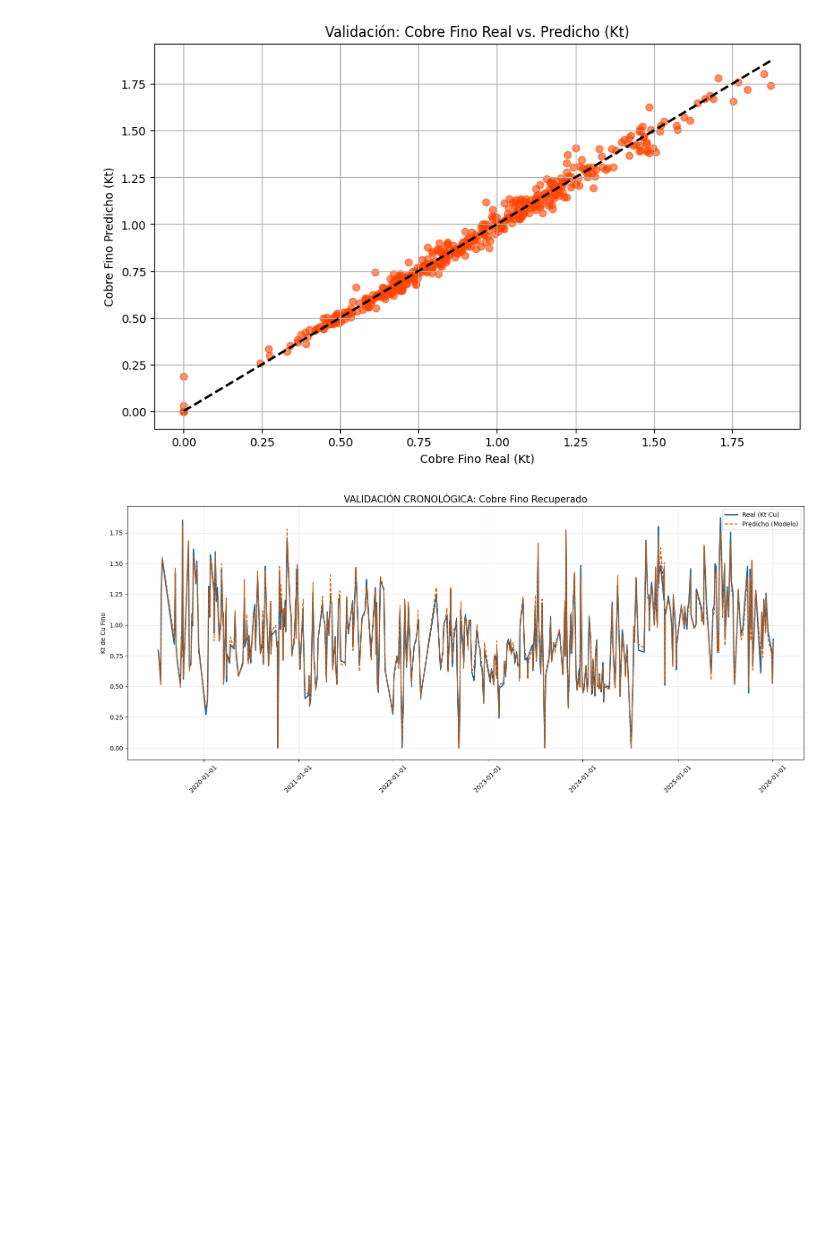
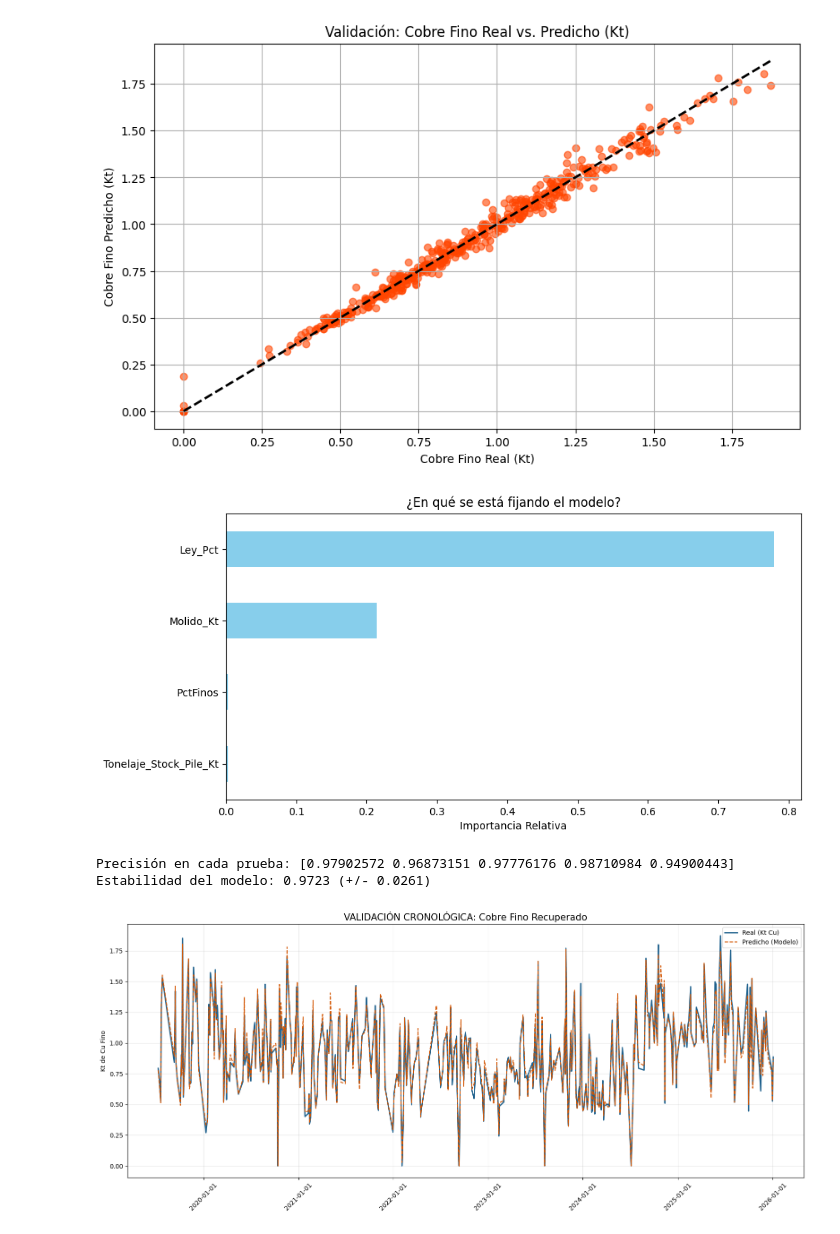
Before and after one commit to raultyv/Machine_learning, a Jupyter notebook: Modelo_Cu_MLB.ipynb, the cells around one changed output. Saved outputs shown, nothing was run; the diff lists cells and outputs as text; code cells hidden in the pictures; blank space fills up the shorter version.

```diff
--- a/Modelo_Cu_MLB.ipynb
+++ b/Modelo_Cu_MLB.ipynb
@@ -110,6 +110,7 @@ Normal          0.844101  0.870901  0.892505  0.945690
 # %%
 # Creamos la variable objetivo real: Toneladas de Cobre Fino
 # Nota: Dividimos por 100 si la Ley y Rec están en formato porcentual (ej: 0.85 para 85%)
+features = ['Molido_Kt', 'Ley_Pct', 'PctFinos', 'Tonelaje_Stock_Pile_Kt']
 df_limpio['Cu_Fino_Kt'] = df_limpio['Molido_Kt'] * (df_limpio['Ley_Pct']) * (df_limpio['Rec_Pct'])
 
 # Limpiamos nulos que puedan haber surgido del cálculo
@@ -148,6 +149,31 @@ plt.grid(True)
 plt.show()
 # %% [output]
 [figure]
+# %%
+import pandas as pd
+import matplotlib.pyplot as plt
+
+importancias = pd.Series(rf_fino.feature_importances_, index=features)
+importancias = importancias.sort_values(ascending=True)
+
+plt.figure(figsize=(10, 5))
+importancias.plot(kind='barh', color='skyblue')
+plt.title('¿En qué se está fijando el modelo?')
+plt.xlabel('Importancia Relativa')
+plt.show()
+# %% [output]
+[figure, added]
+# %%
+from sklearn.model_selection import cross_val_score
+
+# Hacemos 5 pruebas con datos que el modelo no ha visto
+scores = cross_val_score(rf_fino, X, y, cv=5, scoring='r2')
+
+print(f"Precisión en cada prueba: {scores}")
+print(f"Estabilidad del modelo: {scores.mean():.4f} (+/- {scores.std() * 2:.4f})")
+# %% [output]
+Precisión en cada prueba: [0.97902572 0.96873151 0.97776176 0.98710984 0.94900443]
+Estabilidad del modelo: 0.9723 (+/- 0.0261)
 # %%
 import pandas as pd
 import numpy as np
```
Also changed, not shown: parts of 12 cells of this notebook.
